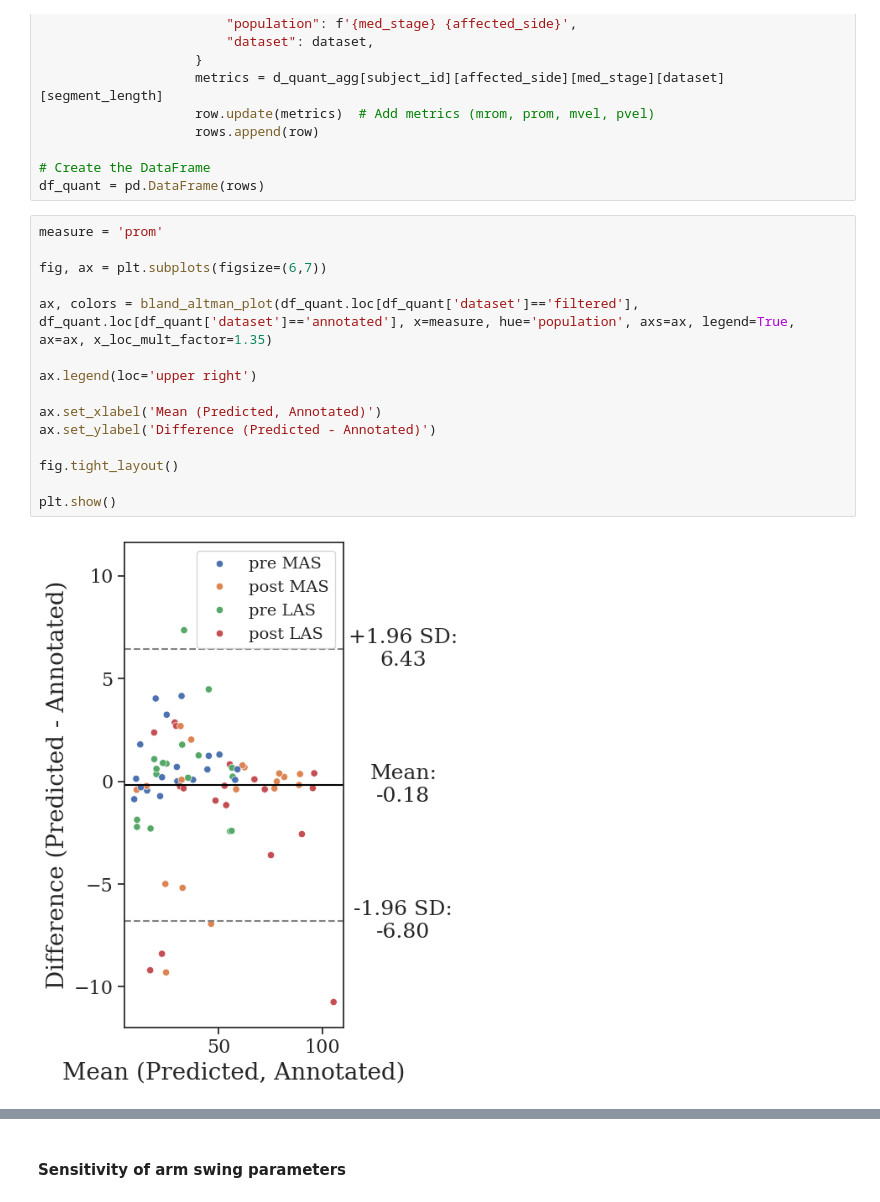
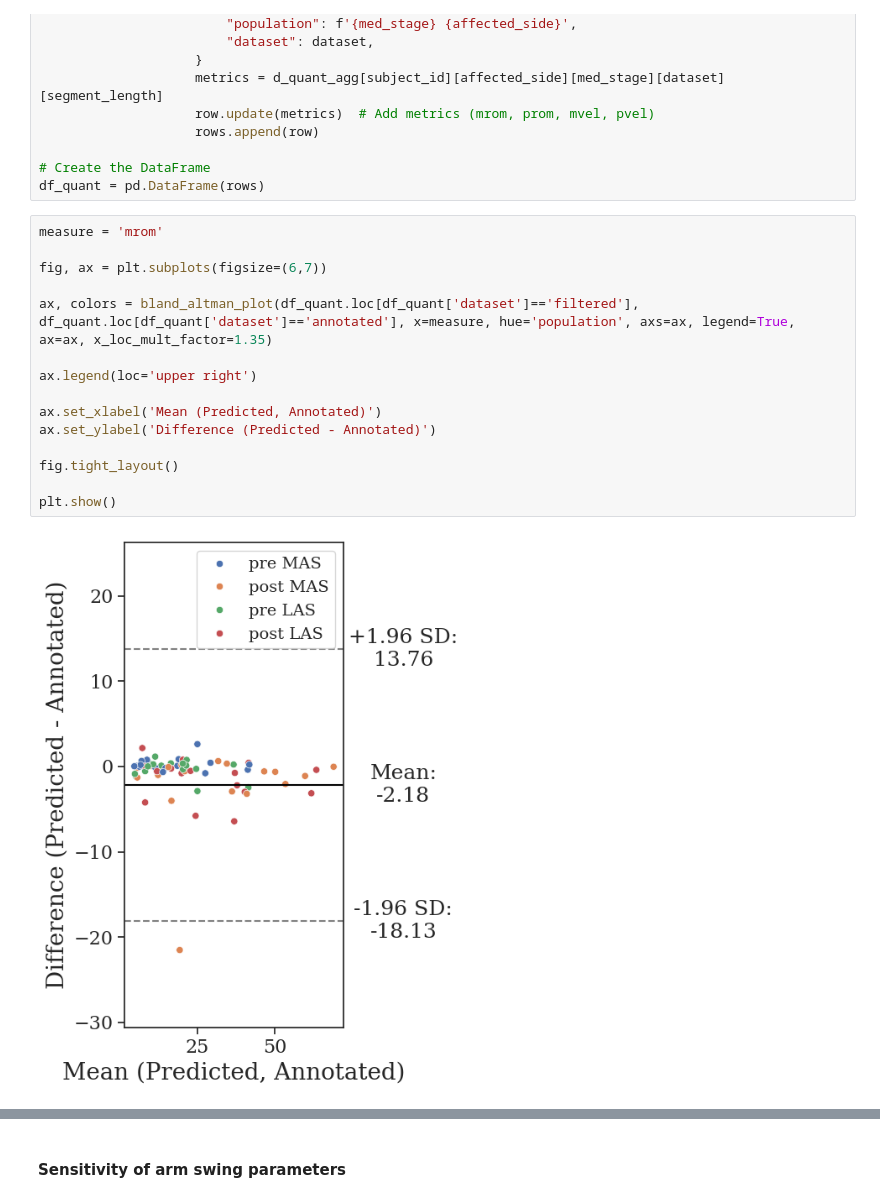
Before and after one commit to biomarkersParkinson/pdathome_gait, a Jupyter notebook: paper_results/notebooks/quantification.ipynb, the cells around one changed output, grey strips where cells are left out. Cells and saved outputs as stored; diff of their text form.

```diff
--- a/paper_results/notebooks/quantification.ipynb
+++ b/paper_results/notebooks/quantification.ipynb
@@ -215,22 +212,22 @@ for subject_id in l_valid_pd_ids:
 # Create the DataFrame
 df_quant = pd.DataFrame(rows)
 # %%
-measure = 'prom'
+measure = 'mrom'
 
 fig, ax = plt.subplots(figsize=(6,7))
 
 ax, colors = bland_altman_plot(df_quant.loc[df_quant['dataset']=='filtered'], df_quant.loc[df_quant['dataset']=='annotated'], x=measure, hue='population', axs=ax, legend=True, ax=ax, x_loc_mult_factor=1.35)
 
 ax.legend(loc='upper right')
 
 ax.set_xlabel('Mean (Predicted, Annotated)')
 ax.set_ylabel('Difference (Predicted - Annotated)')
 
 fig.tight_layout()
 
 plt.show()
 # %% [output]
-[figure, old version]
+[figure, new version]
 # %%
 l_measures = ['mrom', 'prom', 'mvel', 'pvel']
 
```
Also changed, not shown: parts of 15 cells of this notebook, 10 other files.
